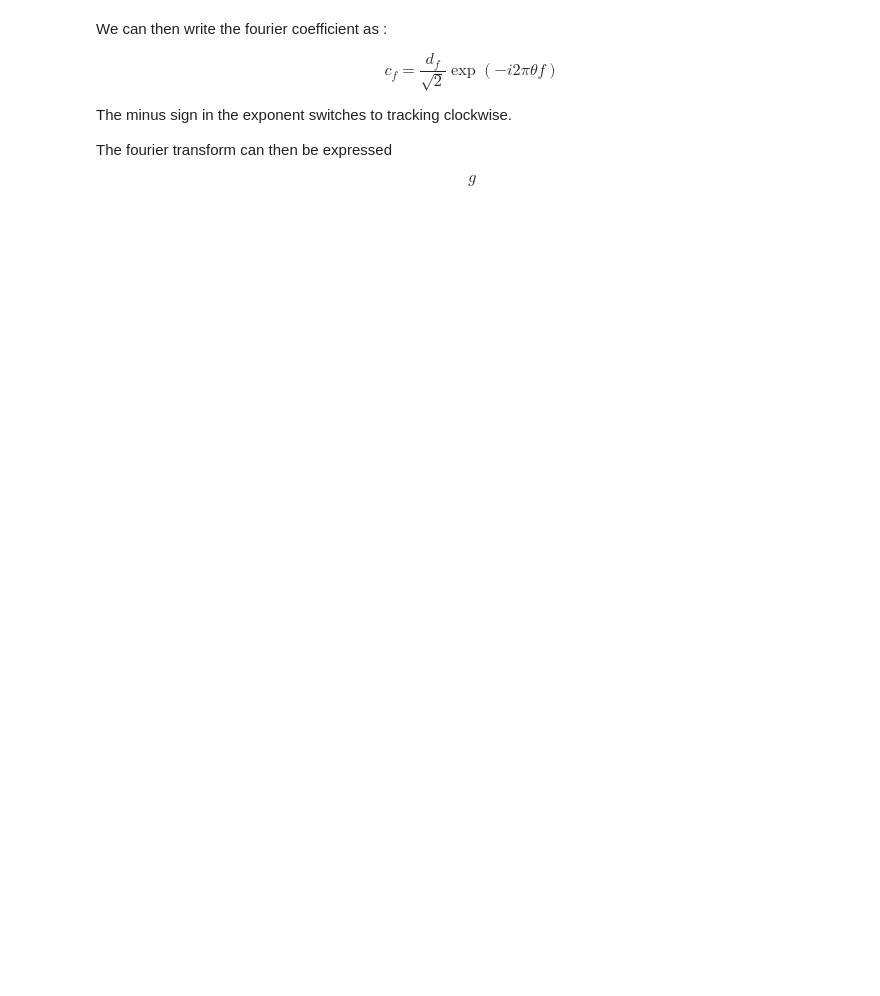
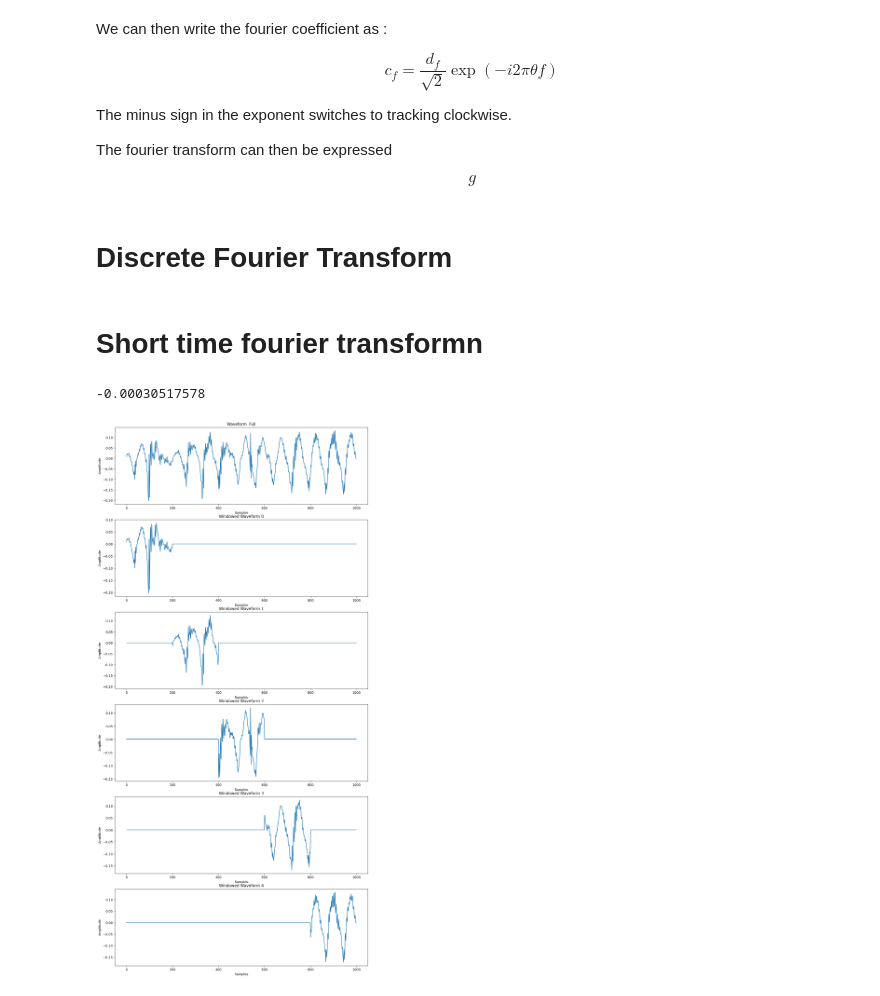
Before and after one commit to FergusCurrie/audio, a Jupyter notebook: fourier_transform.ipynb, the cells around one changed output. Drawn from its saved outputs; the diff is of its cells as text; code cells hidden in the pictures; blank space fills up the shorter version.

```diff
--- a/fourier_transform.ipynb
+++ b/fourier_transform.ipynb
@@ -461,3 +395,36 @@ The minus sign in the exponent switches to tracking clockwise.
 The fourier transform can then be expressed
 
 $$g$$
+# %% [markdown]
+# Discrete Fourier Transform
+# %% [markdown]
+# Short time fourier transformn
+# %%
+s(t)
+# %% [output]
+-0.00030517578
+# %%
+hop_size =200
+window_size = 200
+frame_size = 200
+t = np.arange(1000)
+
+fig, axs = plt.subplots(6,1, figsize=(14, 30))
+#plt.figure(figsize=(14, 5))
+axs[0].plot(s(t))
+axs[0].set_title(f"Waveform  Full")
+axs[0].set_xlabel("Samples")
+axs[0].set_ylabel("Amplitude")
+
+
+for i in range(5):
+    window = np.zeros(len(s(t)))
+    window[i*hop_size:i*hop_size+frame_size] = 1
+
+    axs[i+1].plot(s(t) * window)
+    axs[i+1].set_title(f"Windowed Waveform {i}")
+    axs[i+1].set_xlabel("Samples")
+    axs[i+1].set_ylabel("Amplitude")
+plt.savefig('windowed_signal.png')
+# %% [output]
+[figure, added]
```
Also changed, not shown: parts of 4 cells of this notebook.
